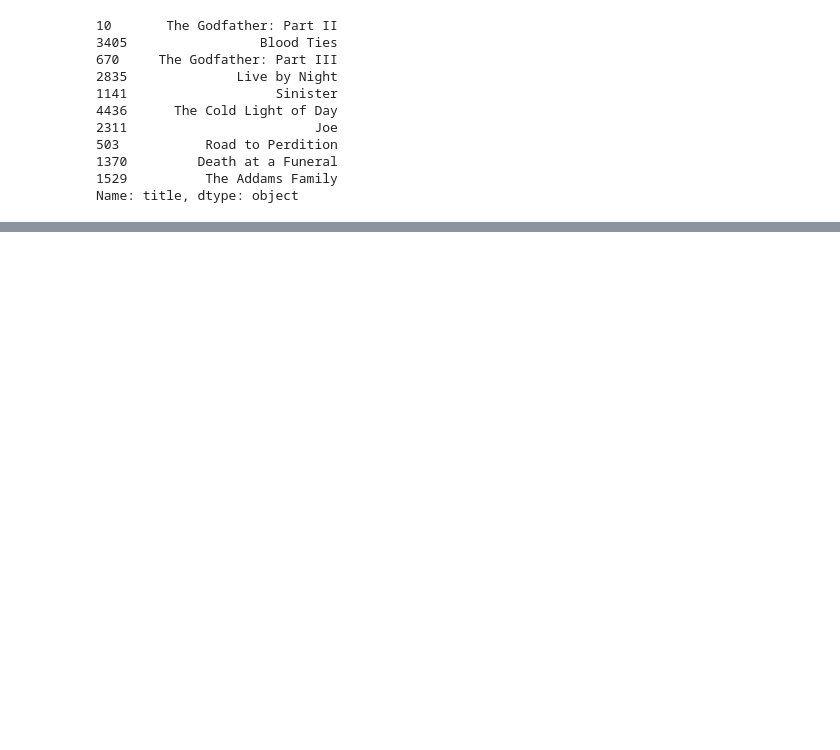
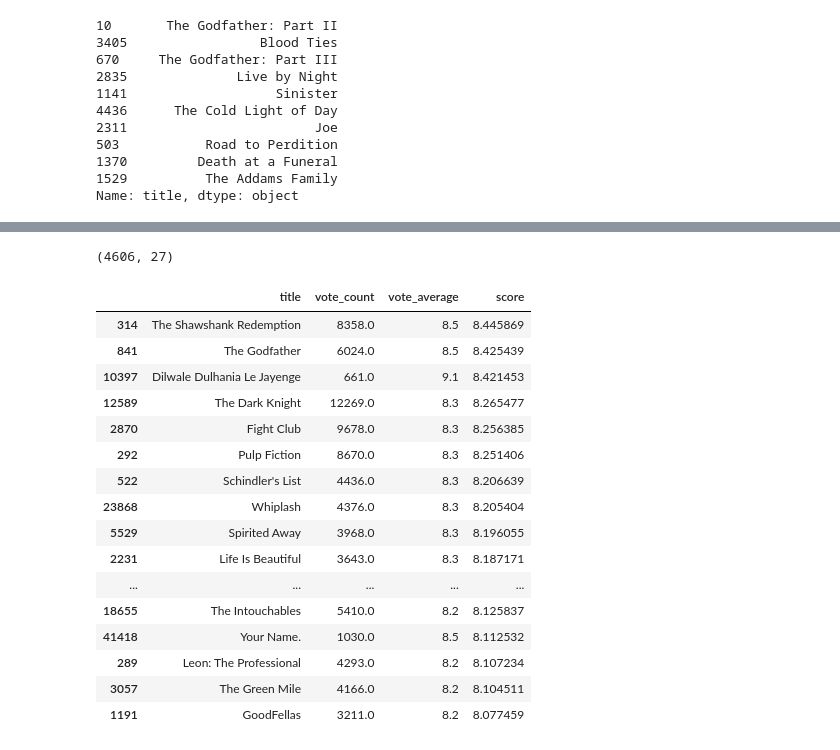
Before and after one commit to IrfanChairurrachman/simple-recommender-movie, a Jupyter notebook: Python_Recommender.ipynb, the cells around one changed output, grey strips where cells are left out. Drawn from its saved outputs; the diff is of its cells as text; code cells hidden in the pictures; blank space fills up the shorter version.

```diff
--- a/Python_Recommender.ipynb
+++ b/Python_Recommender.ipynb
@@ -273,3 +271,19 @@ get_recommendations('The Godfather')
 Name: title, dtype: object
 # %%
 # BELUM BERDASARKAN CREDIT, GENRE, dan KEYWORD
+# %%
+# Load keywords and credits
+credits = pd.read_csv('credits.csv')
+keywords = pd.read_csv('keywords.csv')
+
+# Remove rows with bad IDs.
+metadata = metadata.drop([19730, 29503, 35587])
+
+# Convert IDs to int. Required for merging
+keywords['id'] = keywords['id'].astype('int')
+credits['id'] = credits['id'].astype('int')
+metadata['id'] = metadata['id'].astype('int')
+
+# Merge keywords and credits into your main metadata dataframe
+metadata = metadata.merge(credits, on='id')
+metadata = metadata.merge(keywords, on='id')
@@ -275,0 +296,32 @@ Name: title, dtype: object
+# %%
+# Filter out all qualified movies into a new DataFrame
+q_movies = metadata.copy().loc[metadata['vote_count'] >= m]
+q_movies.shape
+# %% [output]
+(4606, 27)
+# %%
+q_movies['score'] = q_movies.apply(weighted_rating, axis=1)
+# %%
+#Sort movies based on score calculated above
+q_movies = q_movies.sort_values('score', ascending=False)
+
+#Print the top 15 movies
+q_movies[['title', 'vote_count', 'vote_average', 'score']].head(20)
+# %% [output]
+|  | title | vote_count | vote_average | score |
+| 314 | The Shawshank Redemption | 8358.0 | 8.5 | 8.445869 |
+| 841 | The Godfather | 6024.0 | 8.5 | 8.425439 |
+| 10397 | Dilwale Dulhania Le Jayenge | 661.0 | 9.1 | 8.421453 |
+| 12589 | The Dark Knight | 12269.0 | 8.3 | 8.265477 |
+| 2870 | Fight Club | 9678.0 | 8.3 | 8.256385 |
+| 292 | Pulp Fiction | 8670.0 | 8.3 | 8.251406 |
+| 522 | Schindler's List | 4436.0 | 8.3 | 8.206639 |
+| 23868 | Whiplash | 4376.0 | 8.3 | 8.205404 |
+| 5529 | Spirited Away | 3968.0 | 8.3 | 8.196055 |
+| 2231 | Life Is Beautiful | 3643.0 | 8.3 | 8.187171 |
+| ... | ... | ... | ... | ... |
+| 18655 | The Intouchables | 5410.0 | 8.2 | 8.125837 |
+| 41418 | Your Name. | 1030.0 | 8.5 | 8.112532 |
+| 289 | Leon: The Professional | 4293.0 | 8.2 | 8.107234 |
+| 3057 | The Green Mile | 4166.0 | 8.2 | 8.104511 |
+| 1191 | GoodFellas | 3211.0 | 8.2 | 8.077459 |
```
Also changed, not shown: parts of 26 cells of this notebook.
